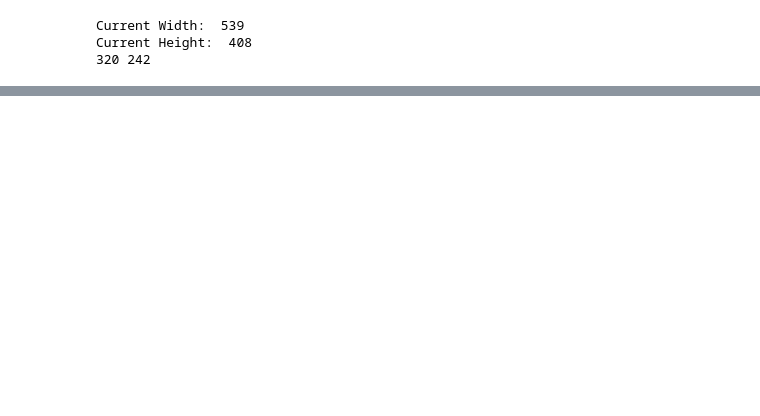
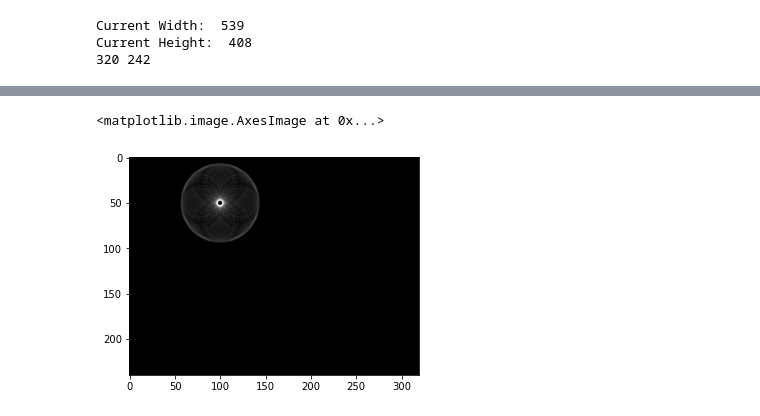
Before and after one commit to victorbjo/Rob7-Miniproject, a Jupyter notebook: HoughCircle.ipynb, the cells around one changed output, grey strips where cells are left out. Drawn from its saved outputs; the diff is of its cells as text; code cells hidden in the pictures; blank space fills up the shorter version.

```diff
--- a/HoughCircle.ipynb
+++ b/HoughCircle.ipynb
@@ -59 +75,7 @@ a_test = circleDrawing()
+# %%
+rr = 23
+for i in range(0, height):
+    for j in range(0, width):
+        if a_test[i,j]>0:
+            img_blank = img_blank + circleDrawing(  i, j, rr, width, height)
 # %%
@@ -66,0 +88,5 @@ KeyboardInterrupt:
+# %%
+plt.imshow(img_blank,cmap='gray')
+# %% [output]
+<matplotlib.image.AxesImage at 0x...>
+[figure, added]
```
Also changed, not shown: parts of 11 cells of this notebook, 2 other files.
